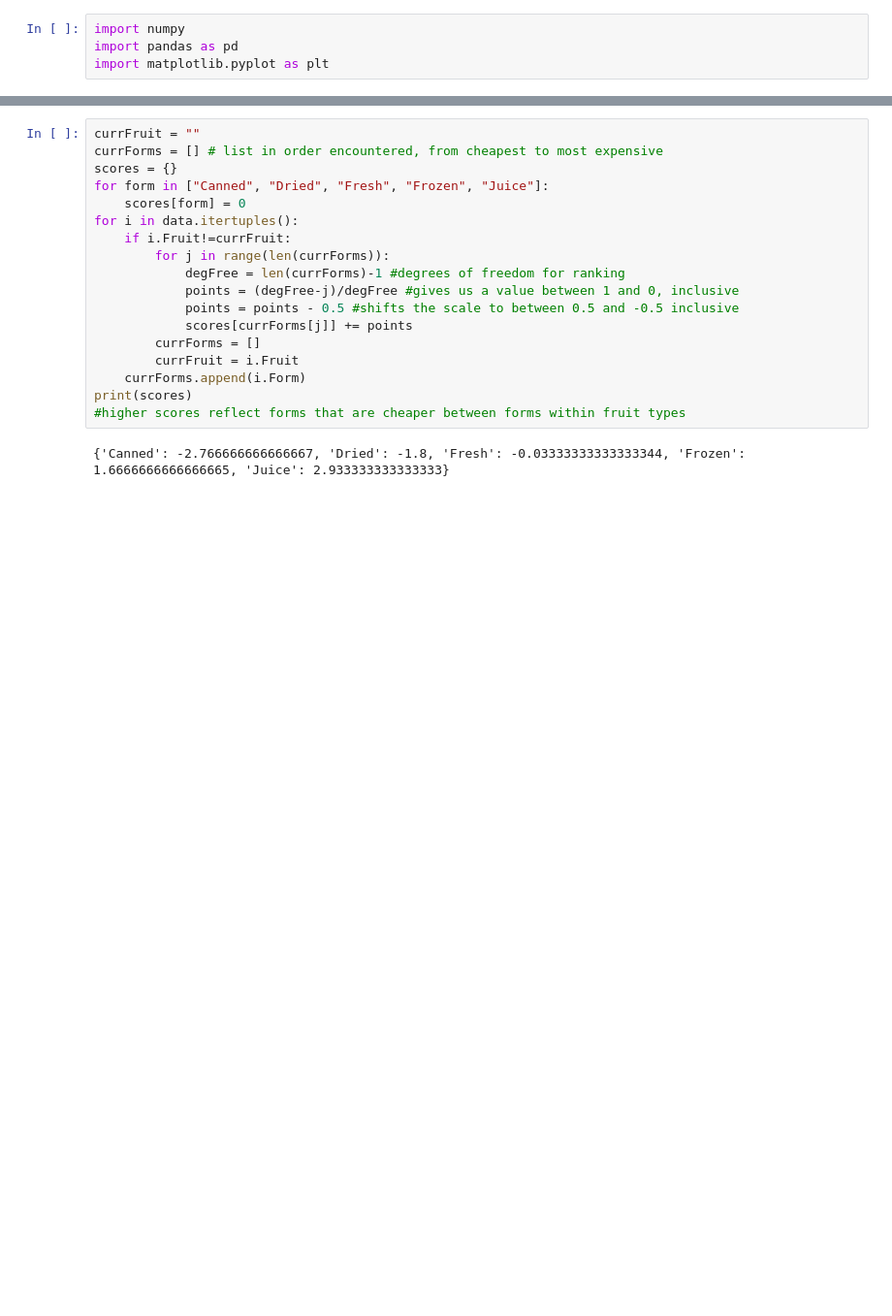
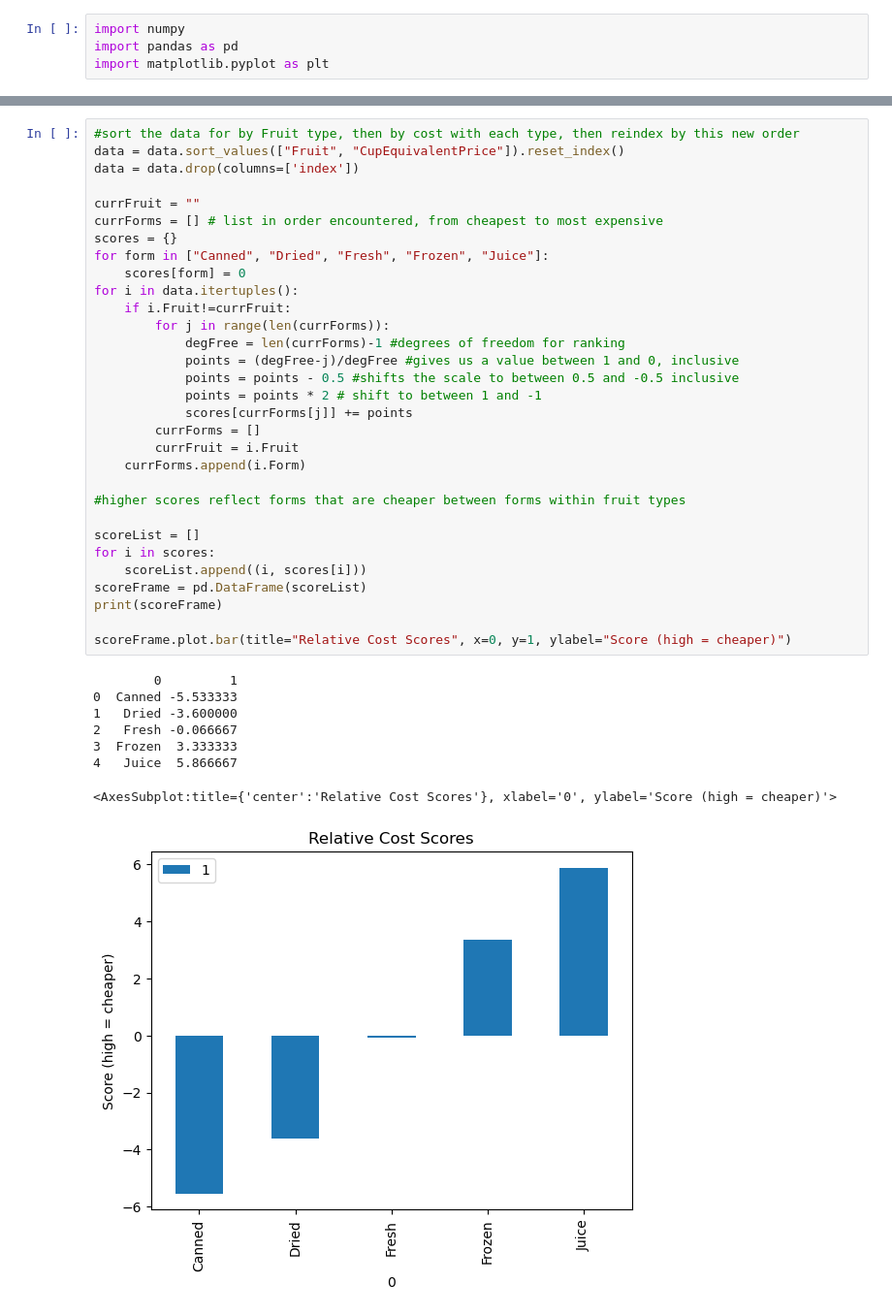
Before and after one commit to BreezeNoraTucker/FruitPrices, a Jupyter notebook: FruitCost.ipynb, the cells around one changed output, grey strips where cells are left out. Shown at 97% size. Cells and saved outputs as stored; diff of their text form; blank space fills up the shorter version.

```diff
--- a/FruitCost.ipynb
+++ b/FruitCost.ipynb
@@ -168,20 +132,40 @@ data = data.drop(columns=['index'])
 # %%
+#sort the data for by Fruit type, then by cost with each type, then reindex by this new order
+data = data.sort_values(["Fruit", "CupEquivalentPrice"]).reset_index()
+data = data.drop(columns=['index'])
+
 currFruit = ""
 currForms = [] # list in order encountered, from cheapest to most expensive
 scores = {}
 for form in ["Canned", "Dried", "Fresh", "Frozen", "Juice"]:
     scores[form] = 0
 for i in data.itertuples():
     if i.Fruit!=currFruit:
         for j in range(len(currForms)):
             degFree = len(currForms)-1 #degrees of freedom for ranking
             points = (degFree-j)/degFree #gives us a value between 1 and 0, inclusive
             points = points - 0.5 #shifts the scale to between 0.5 and -0.5 inclusive
+            points = points * 2 # shift to between 1 and -1
             scores[currForms[j]] += points
         currForms = []
         currFruit = i.Fruit
     currForms.append(i.Form)
-print(scores)
+
 #higher scores reflect forms that are cheaper between forms within fruit types
+
+scoreList = []
+for i in scores:
+    scoreList.append((i, scores[i]))
+scoreFrame = pd.DataFrame(scoreList)
+print(scoreFrame)
+
+scoreFrame.plot.bar(title="Relative Cost Scores", x=0, y=1, ylabel="Score (high = cheaper)")
 # %% [output]
-{'Canned': -2.766666666666667, 'Dried': -1.8, 'Fresh': -0.03333333333333344, 'Frozen': 1.6666666666666665, 'Juice': 2.933333333333333}
+        0         1
+0  Canned -5.533333
+1   Dried -3.600000
+2   Fresh -0.066667
+3  Frozen  3.333333
+4   Juice  5.866667
+<AxesSubplot:title={'center':'Relative Cost Scores'}, xlabel='0', ylabel='Score (high = cheaper)'>
+[figure, added]
```
Also changed, not shown: parts of 18 cells of this notebook.
